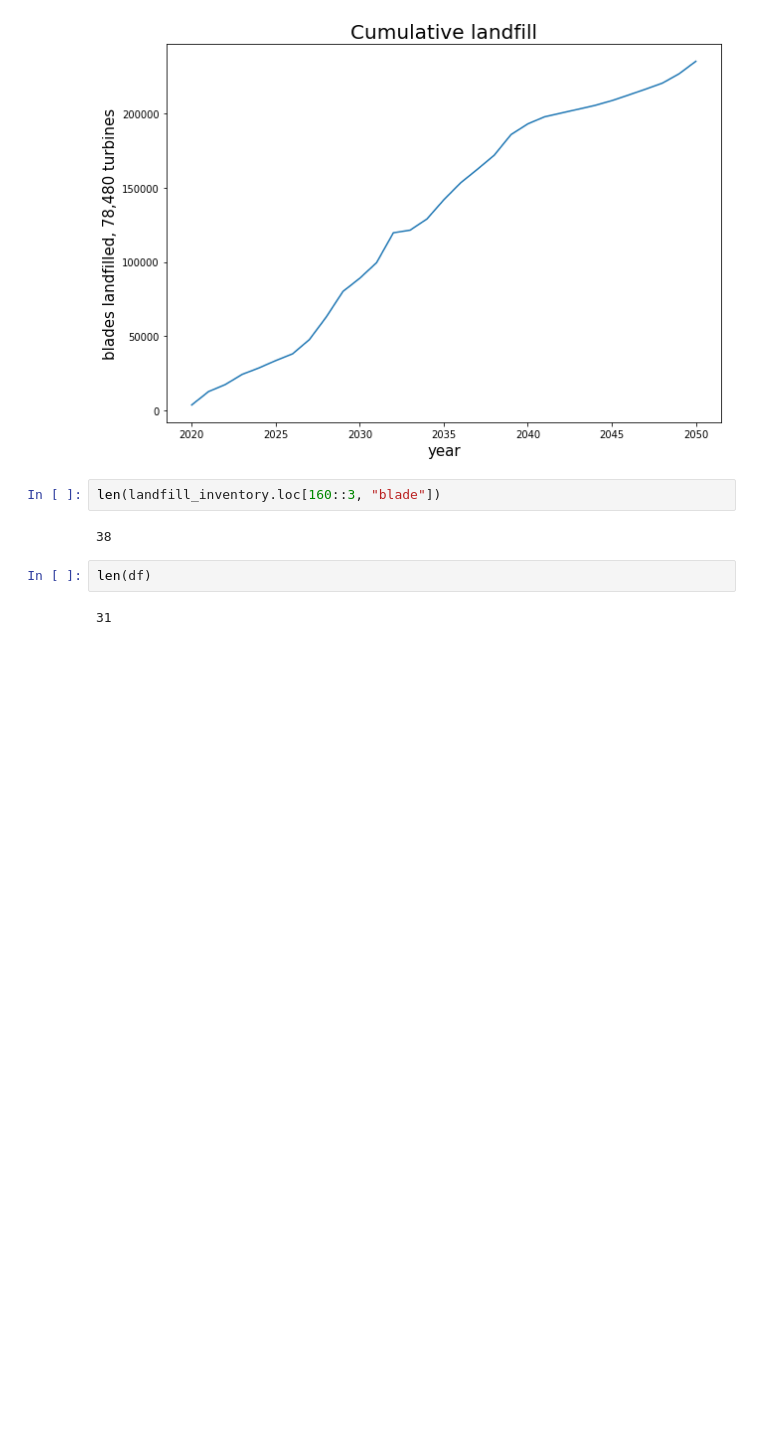
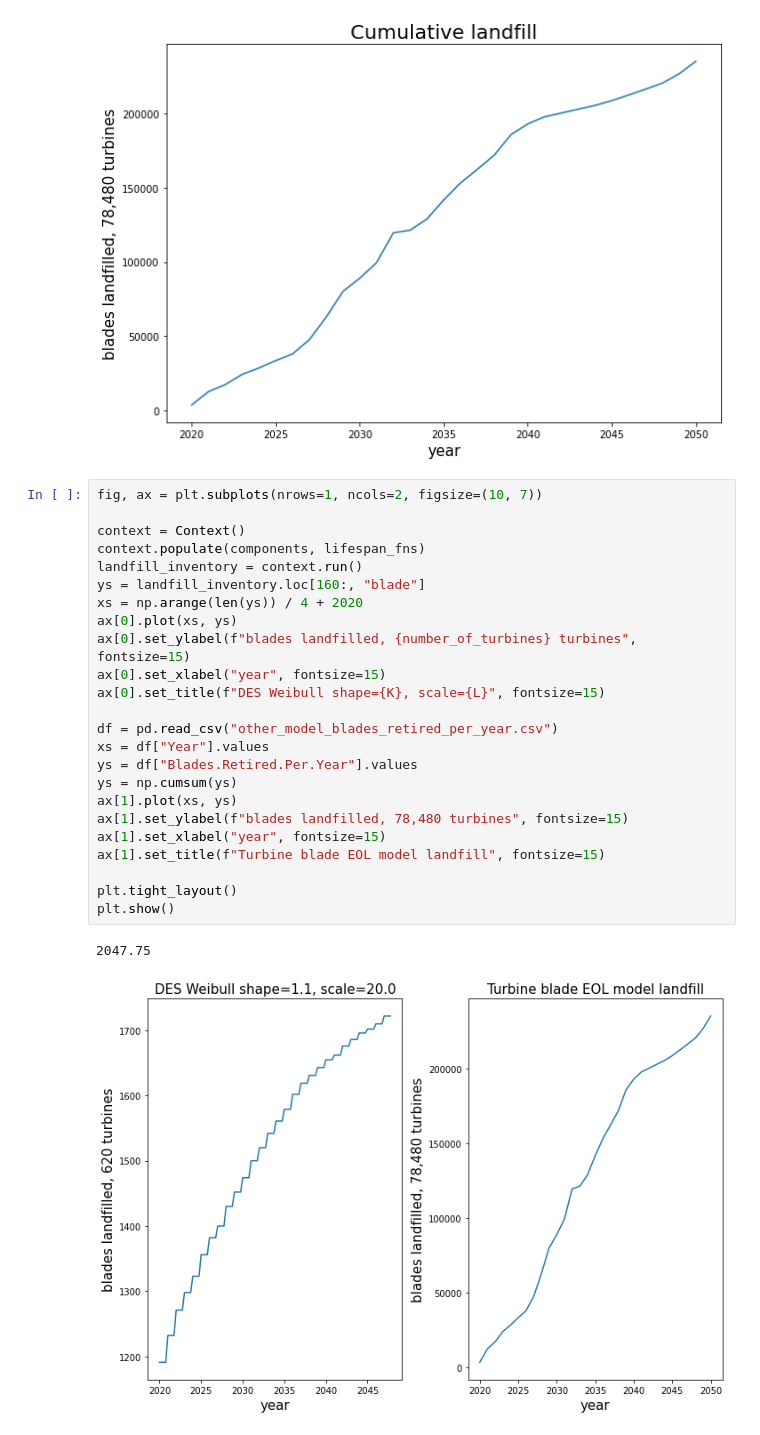
Before and after one commit to NREL/celavi, a Jupyter notebook: notebooks/landfill_one.ipynb, the cells around one changed output. Cells and saved outputs as stored; diff of their text form; blank space fills up the shorter version.

```diff
--- a/notebooks/landfill_one.ipynb
+++ b/notebooks/landfill_one.ipynb
@@ -95,11 +99,30 @@ ax.set_title(f"Cumulative landfill", fontsize=20)
 plt.show()
 # %% [output]
 [figure]
-# %%
-len(landfill_inventory.loc[160::3, "blade"])
-# %% [output]
-38
-# %%
-len(df)
-# %% [output]
-31
+# %%
+fig, ax = plt.subplots(nrows=1, ncols=2, figsize=(10, 7))
+
+context = Context()
+context.populate(components, lifespan_fns)
+landfill_inventory = context.run()
+ys = landfill_inventory.loc[160:, "blade"]
+xs = np.arange(len(ys)) / 4 + 2020
+ax[0].plot(xs, ys)
+ax[0].set_ylabel(f"blades landfilled, {number_of_turbines} turbines", fontsize=15)
+ax[0].set_xlabel("year", fontsize=15)
+ax[0].set_title(f"DES Weibull shape={K}, scale={L}", fontsize=15)
+
+df = pd.read_csv("other_model_blades_retired_per_year.csv")
+xs = df["Year"].values
+ys = df["Blades.Retired.Per.Year"].values
+ys = np.cumsum(ys)
+ax[1].plot(xs, ys)
+ax[1].set_ylabel(f"blades landfilled, 78,480 turbines", fontsize=15)
+ax[1].set_xlabel("year", fontsize=15)
+ax[1].set_title(f"Turbine blade EOL model landfill", fontsize=15)
+
+plt.tight_layout()
+plt.show()
+# %% [output]
+2047.75
+[figure, added]
```
Also changed, not shown: parts of 2 cells of this notebook.
